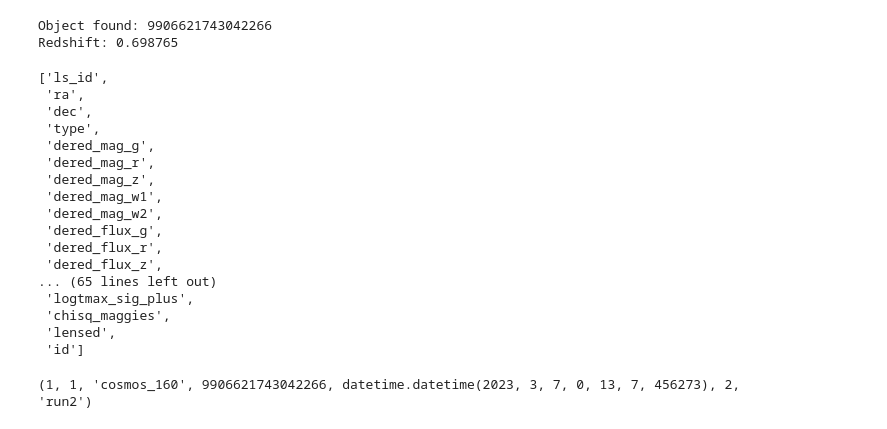
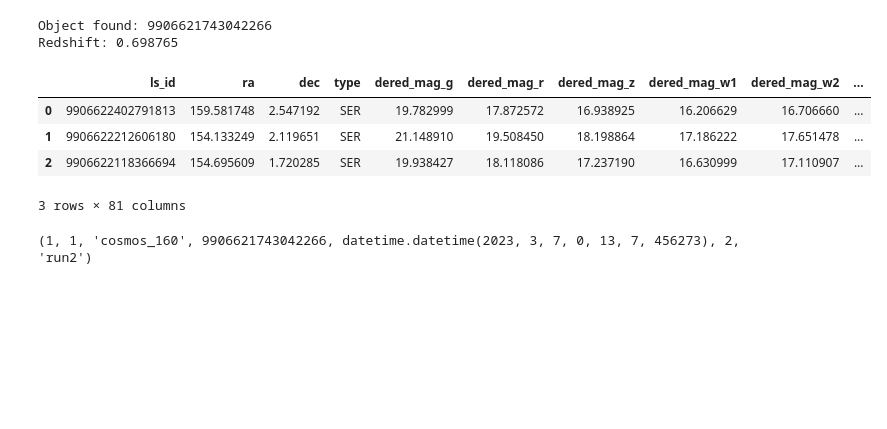
Before and after one commit to eramey16/galactic_lenses, a Jupyter notebook: Test_ML.ipynb, the cells around one changed output. Drawn from its saved outputs; the diff is of its cells as text; code cells hidden in the pictures; blank space fills up the shorter version.

```diff
--- a/Test_ML.ipynb
+++ b/Test_ML.ipynb
@@ -141,27 +169,15 @@ gal_data['lensed'] = pred
 engine = sqlalchemy.create_engine(util.conn_string)
 conn = engine.connect()
 # %%
-test = conn.execute("SELECT * from cosmos_160 where ls_id=9906621743042266").keys()
+test = pd.DataFrame(conn.execute("SELECT * from cosmos_160 where lensed=True"))
 # %%
-list(test)
+test
 # %% [output]
+|  | ls_id | ra | dec | type | dered_mag_g | dered_mag_r | dered_mag_z | dered_mag_w1 | dered_mag_w2 | ... |
+| 0 | 9906622402791813 | 159.581748 | 2.547192 | SER | 19.782999 | 17.872572 | 16.938925 | 16.206629 | 16.706660 | ... |
+| 1 | 9906622212606180 | 154.133249 | 2.119651 | SER | 21.148910 | 19.508450 | 18.198864 | 17.186222 | 17.651478 | ... |
+| 2 | 9906622118366694 | 154.695609 | 1.720285 | SER | 19.938427 | 18.118086 | 17.237190 | 16.630999 | 17.110907 | ... |
-['ls_id',
- 'ra',
- 'dec',
- 'type',
- 'dered_mag_g',
- 'dered_mag_r',
- 'dered_mag_z',
- 'dered_mag_w1',
- 'dered_mag_w2',
- 'dered_flux_g',
- 'dered_flux_r',
- 'dered_flux_z',
-... (65 lines left out)
- 'logtmax_sig_plus',
- 'chisq_maggies',
- 'lensed',
- 'id']
+3 rows × 81 columns
 # %%
 conn.execute("SELECT * from bookkeeping where id=1")
 # %% [output]
```
Also changed, not shown: parts of 15 cells of this notebook, 7 other files.
